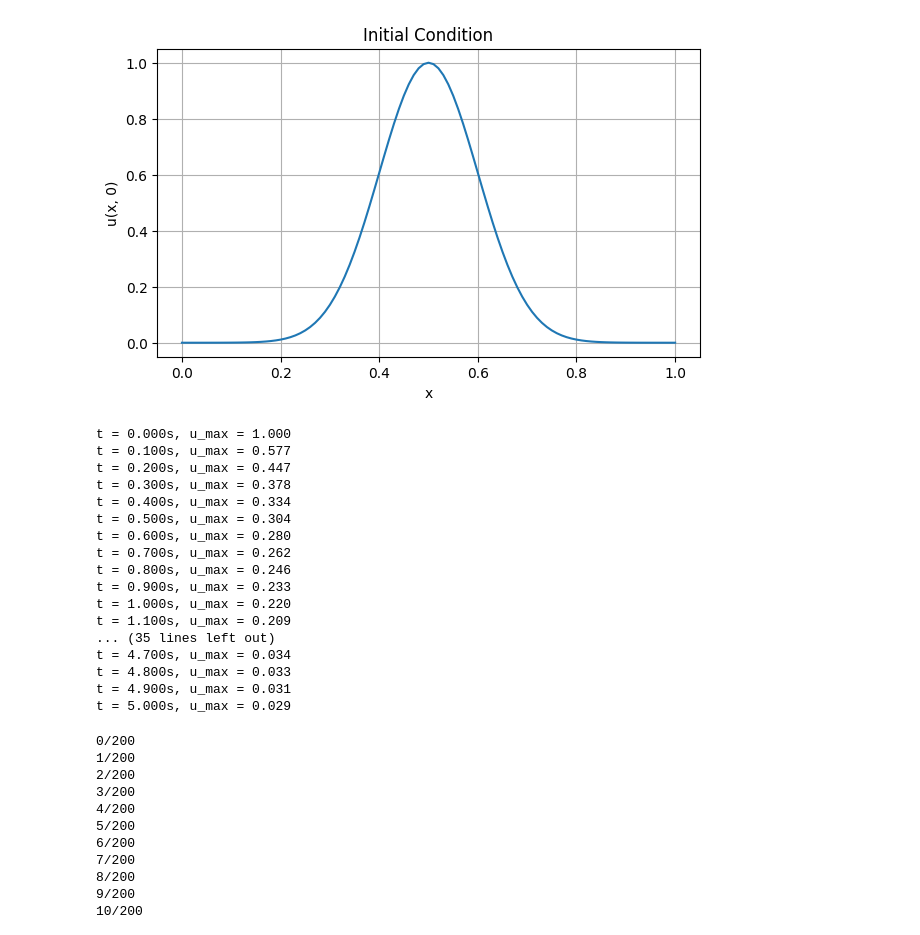
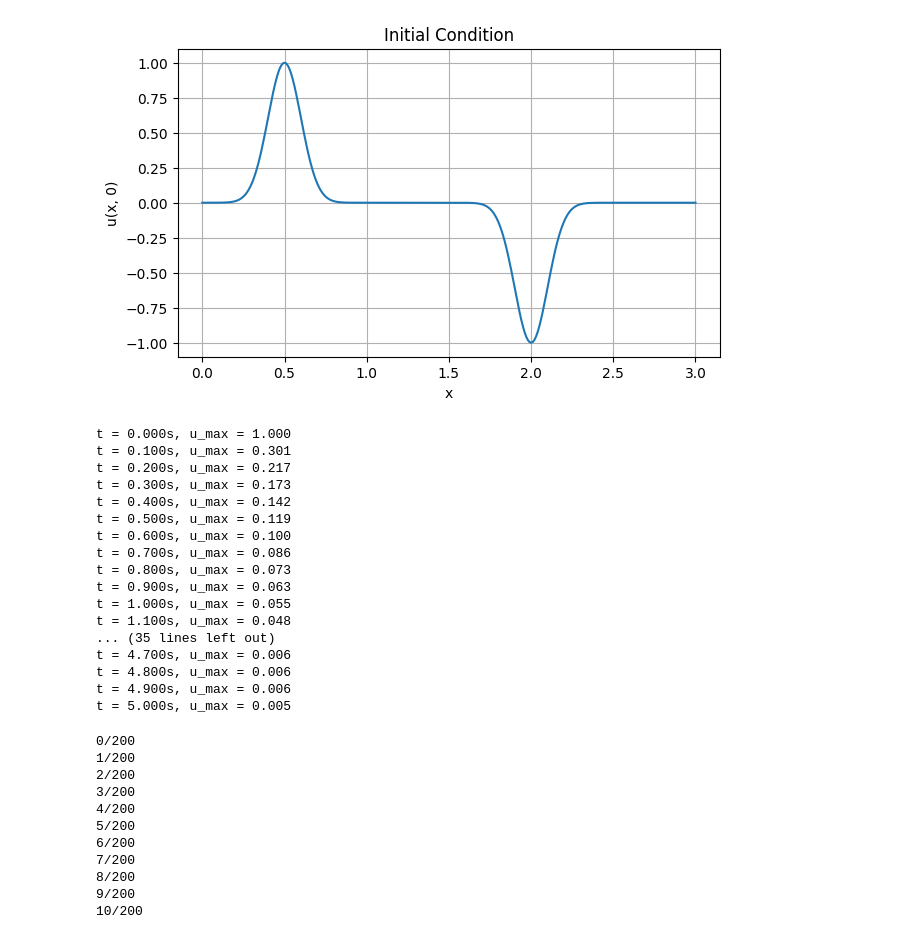
Before and after one commit to Mehdi-Haned/PINNs-Spring2025, a Jupyter notebook: PDEs/Diffusion Equation/Diffusion_equation.ipynb, the cells around one changed output. Drawn from its saved outputs; the diff is of its cells as text; code cells hidden in the pictures.

```diff
--- a/PDEs/Diffusion Equation/Diffusion_equation.ipynb
+++ b/PDEs/Diffusion Equation/Diffusion_equation.ipynb
@@ -22,28 +22,28 @@ def exp(x):
         return np.exp(x)
 # %%
 # Define Parameters and Initial Conditions
-xi, xf, dx = 0, 1, 1e-2
-ti, tf, dt = 0, 5, 1e-3
+xi, xf, dx = 0, 3, 1e-2
+ti, tf, dt = 0, 2, 1e-3
 
 x = np.arange(xi, xf + dx, dx, dtype=np.float32)
 t = np.arange(ti, tf + dt, dt, dtype=np.float32)
 
 Nx, Nt = len(x), len(t)
 
-a = 1e-1
+a = 5e-1
 
 def u0(x):
-    return exp(-50*(x - 0.5*(xf+xi))**2)
+    return exp(-50*(x - 0.5)**2) - exp(-50*(x - 2)**2)
 
 fig, ax = plt.subplots(figsize=(7, 4))
 ax.plot(x, u0(x))
 ax.set_xlabel('x')
 ax.set_ylabel('u(x, 0)')
 ax.set_title('Initial Condition')
 ax.grid()
 plt.show()
 # %% [output]
-[figure, old version]
+[figure, new version]
 # %%
 # Create matricies for solving PDE
 u = np.zeros((Nt, Nx))
@@ -74,22 +74,22 @@ for j, tj in enumerate(t):
         print(f"t = {tj:.3f}s, u_max = {np.max(np.abs(u[j, :])):.3f}")
 # %% [output]
 t = 0.000s, u_max = 1.000
-t = 0.100s, u_max = 0.577
-t = 0.200s, u_max = 0.447
-t = 0.300s, u_max = 0.378
-t = 0.400s, u_max = 0.334
-t = 0.500s, u_max = 0.304
-t = 0.600s, u_max = 0.280
-t = 0.700s, u_max = 0.262
-t = 0.800s, u_max = 0.246
-t = 0.900s, u_max = 0.233
-t = 1.000s, u_max = 0.220
-t = 1.100s, u_max = 0.209
+t = 0.100s, u_max = 0.301
+t = 0.200s, u_max = 0.217
+t = 0.300s, u_max = 0.173
+t = 0.400s, u_max = 0.142
+t = 0.500s, u_max = 0.119
+t = 0.600s, u_max = 0.100
+t = 0.700s, u_max = 0.086
+t = 0.800s, u_max = 0.073
+t = 0.900s, u_max = 0.063
+t = 1.000s, u_max = 0.055
+t = 1.100s, u_max = 0.048
 ... (35 lines left out)
-t = 4.700s, u_max = 0.034
-t = 4.800s, u_max = 0.033
-t = 4.900s, u_max = 0.031
-t = 5.000s, u_max = 0.029
+t = 4.700s, u_max = 0.006
+t = 4.800s, u_max = 0.006
+t = 4.900s, u_max = 0.006
+t = 5.000s, u_max = 0.005
 # %%
 def save_gif_PIL(outfile, files, fps=5, loop=0):
     "Helper function for saving GIFs"
```
Also changed, not shown: 12 other files.
